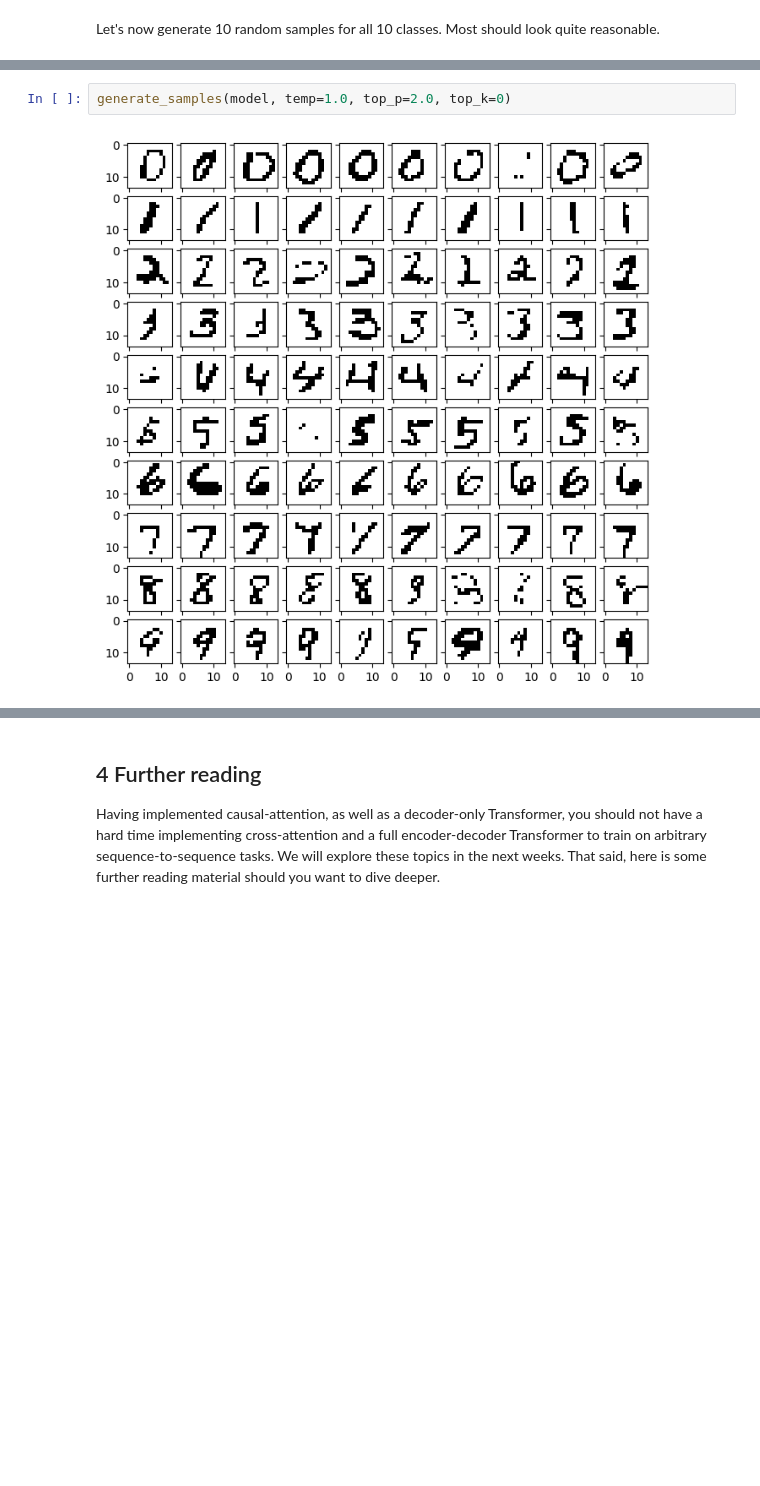
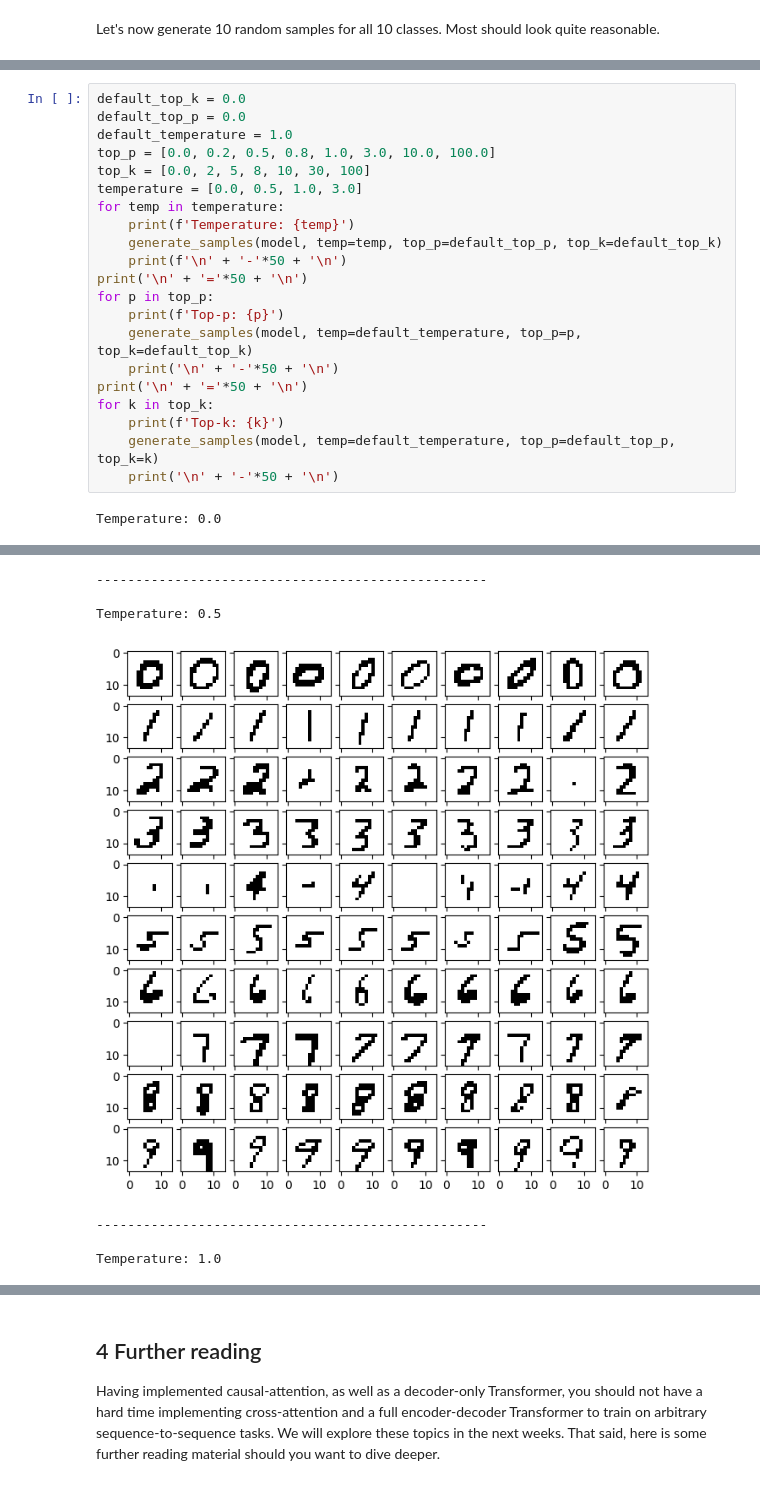
Before and after one commit to EPFL-VILAB/com-304-FM-project, a Jupyter notebook: nano4M/notebooks/COM304_FM_part1_nanoGPT.ipynb, the cells around one changed output, grey strips where cells are left out. Saved outputs shown, nothing was run; the diff lists cells and outputs as text; blank space fills up the shorter version.

```diff
--- a/nano4M/notebooks/COM304_FM_part1_nanoGPT.ipynb
+++ b/nano4M/notebooks/COM304_FM_part1_nanoGPT.ipynb
@@ -514,4 +533,23 @@ generate_samples(model, temp=1.0, top_p=0.5, top_k=0)
-# %%
-generate_samples(model, temp=1.0, top_p=2.0, top_k=0)
-# %% [output]
-[figure, removed]
+# %%
+default_top_k = 0.0
+default_top_p = 0.0
+default_temperature = 1.0
+top_p = [0.0, 0.2, 0.5, 0.8, 1.0, 3.0, 10.0, 100.0]
+top_k = [0.0, 2, 5, 8, 10, 30, 100]
+temperature = [0.0, 0.5, 1.0, 3.0]
+for temp in temperature:
+    print(f'Temperature: {temp}')
+    generate_samples(model, temp=temp, top_p=default_top_p, top_k=default_top_k)
+    print(f'\n' + '-'*50 + '\n')
+print('\n' + '='*50 + '\n')
+for p in top_p:
+    print(f'Top-p: {p}')
+    generate_samples(model, temp=default_temperature, top_p=p, top_k=default_top_k)
+    print('\n' + '-'*50 + '\n')
+print('\n' + '='*50 + '\n')
+for k in top_k:
+    print(f'Top-k: {k}')
+    generate_samples(model, temp=default_temperature, top_p=default_top_p, top_k=k)
+    print('\n' + '-'*50 + '\n')
+# %% [output]
+Temperature: 0.0
@@ -517,0 +557,7 @@ generate_samples(model, temp=1.0, top_p=2.0, top_k=0)
+--------------------------------------------------
+
+Temperature: 0.5
+[figure, added]
+--------------------------------------------------
+
+Temperature: 1.0
```
Also changed, not shown: parts of 14 cells of this notebook, 2 other files.
